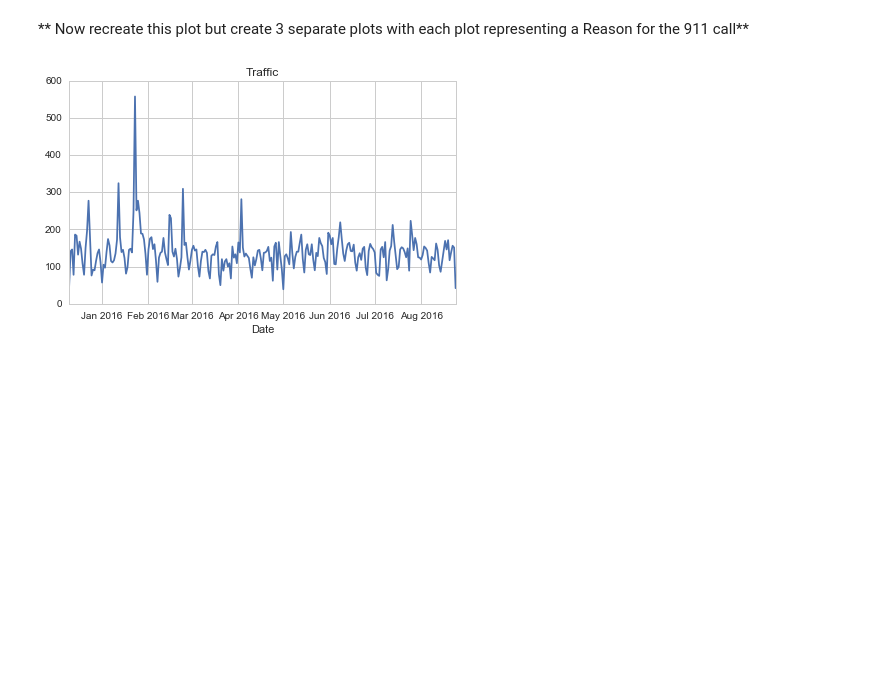
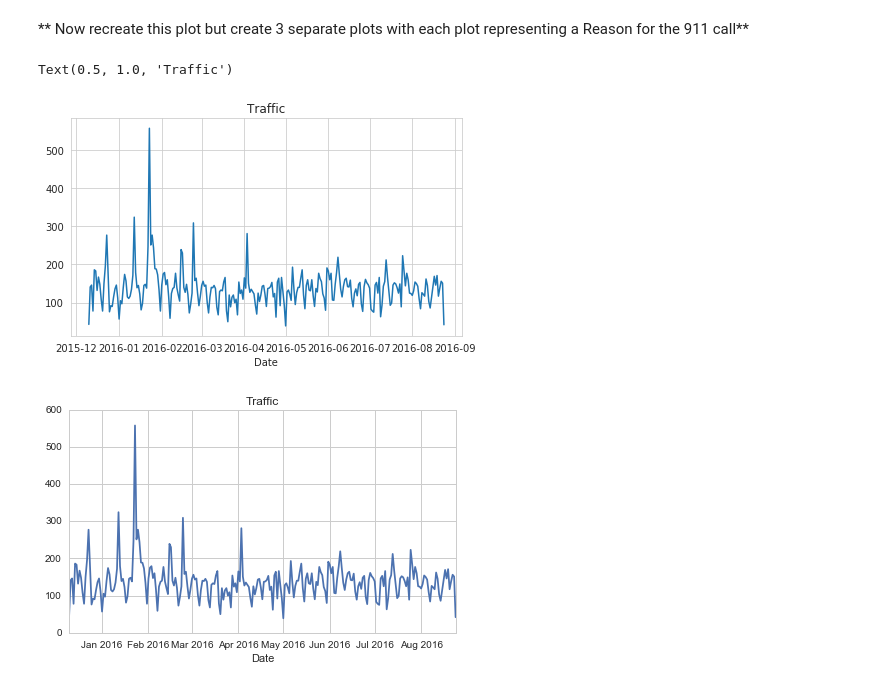
Before and after one commit to harikrishnand/DataScience_Bootcap_Udemy, a Jupyter notebook: Data-Capstone-Projects/911 Calls Data Capstone Project_sloved.ipynb, the cells around one changed output. Cells and saved outputs as stored; diff of their text form; code cells hidden in the pictures; blank space fills up the shorter version.

```diff
--- a/Data-Capstone-Projects/911 Calls Data Capstone Project_sloved.ipynb
+++ b/Data-Capstone-Projects/911 Calls Data Capstone Project_sloved.ipynb
@@ -354,6 +355,15 @@ date_group.count()['twp'].plot.line()
 [figure]
 # %% [markdown]
 ** Now recreate this plot but create 3 separate plots with each plot representing a Reason for the 911 call**
+# %%
+df_Traffic_Date = df[df['Reason']=='Traffic'].groupby(by='Date')['twp'].count()
+# %%
+plt.figure(figsize=(7,4))
+ax = df_Traffic_Date.plot.line()
+ax.set_title('Traffic')
+# %% [output]
+Text(0.5, 1.0, 'Traffic')
+[figure, added]
 # %%
 # %% [output]
 [figure]
```
Also changed, not shown: parts of 18 cells of this notebook.
